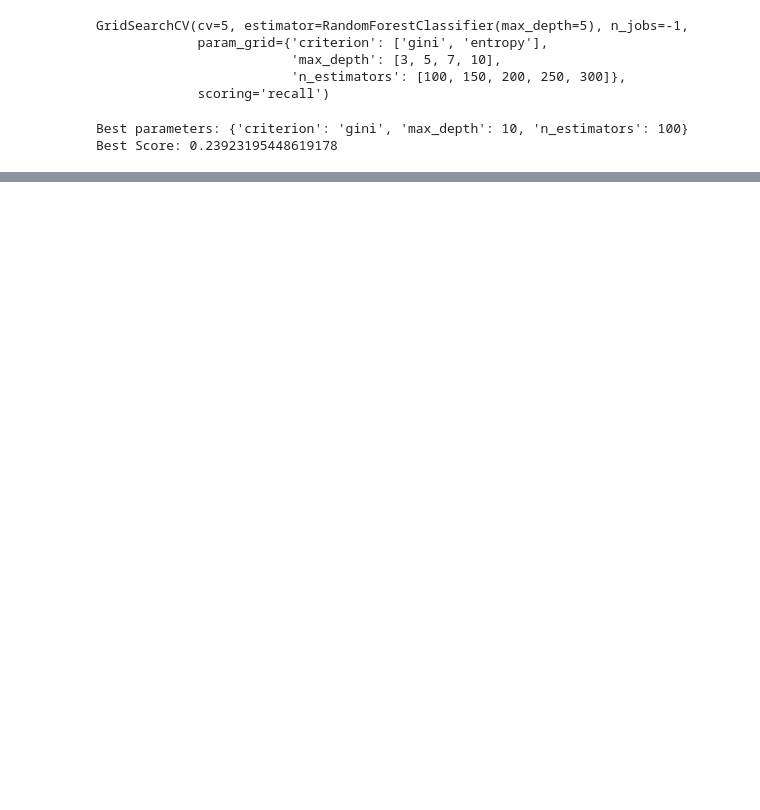
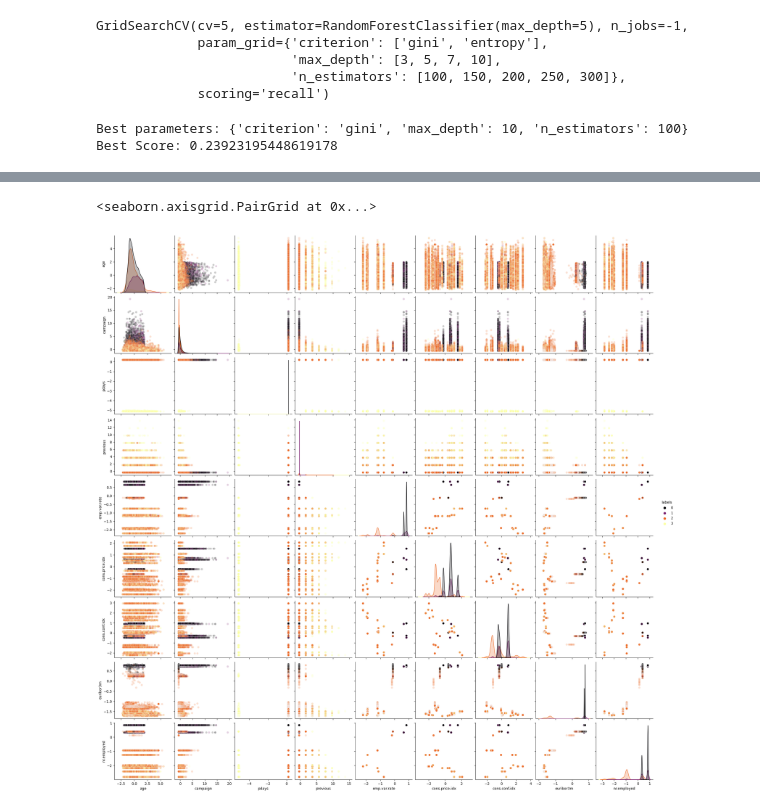
Before and after one commit to gav-conn/ML-Group-Project, a Jupyter notebook: main.ipynb, the cells around one changed output, grey strips where cells are left out. Saved outputs shown, nothing was run; the diff lists cells and outputs as text; code cells hidden in the pictures; blank space fills up the shorter version.

Commit message:
KMeans & HClust
- implemented Kmeans & Hierarchical clustering
- Reordered PCA to be in line with other Q4 topics

```diff
--- a/main.ipynb
+++ b/main.ipynb
@@ -577,0 +612,10 @@ Best Score: 0.23923195448619178
+# %%
+model = KMeans(n_clusters = 2, algorithm='auto').fit(df_scaled)
+# %%
+df_plot=pd.concat([df_scaled[numer_vars[:-1]], pd.Series(model.labels_)], axis=1)
+df_plot.columns = [*df_scaled[numer_vars[:-1]], 'labels']
+sns.pairplot(df_plot, hue='labels', palette='rocket', plot_kws={'alpha':0.2})
+plt.show()
+# %% [output]
+<seaborn.axisgrid.PairGrid at 0x...>
+[figure, added]
```
Also changed, not shown: parts of 23 cells of this notebook.
